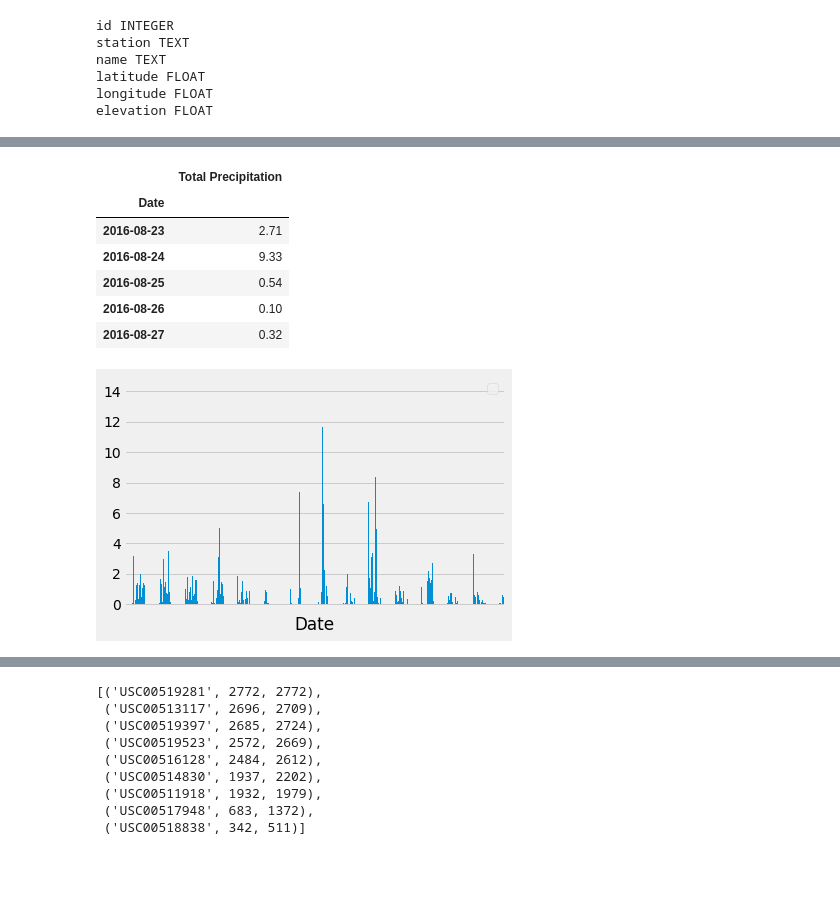
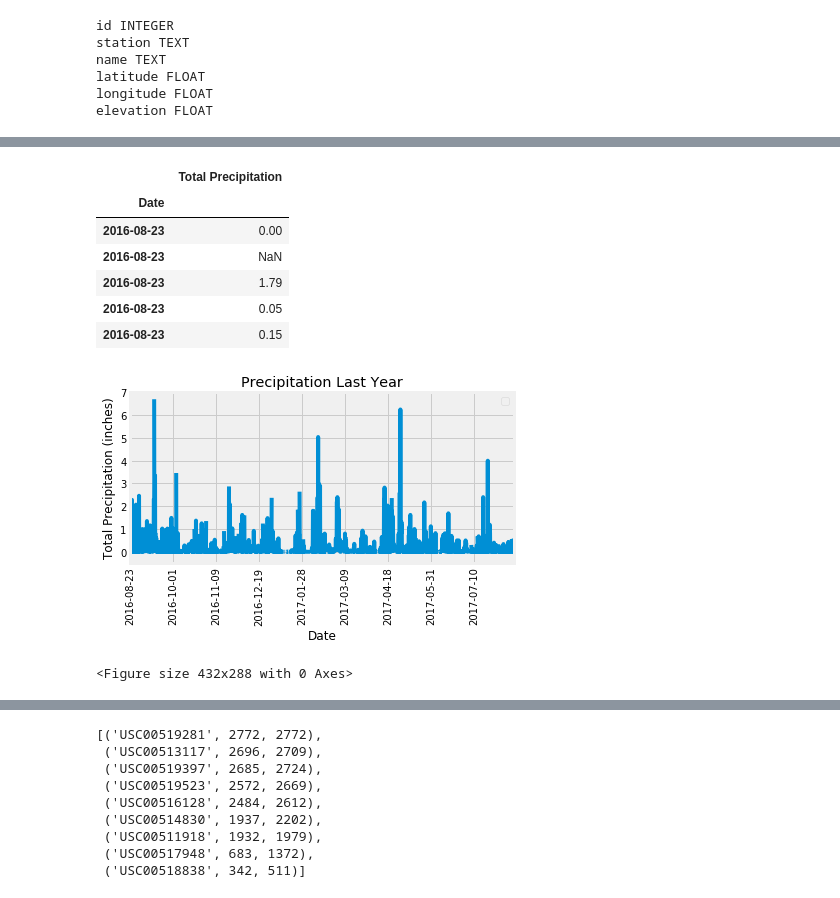
Before and after one commit to LisaCannon/SQLAlchemy, a Jupyter notebook: climate_starter.ipynb, the cells around one changed output, grey strips where cells are left out. Cells and saved outputs as stored; diff of their text form; code cells hidden in the pictures; blank space fills up the shorter version.

```diff
--- a/climate_starter.ipynb
+++ b/climate_starter.ipynb
@@ -95,6 +84,5 @@ datetime.datetime(2016, 8, 22, 0, 0)
 # %%
 # Design a query to retrieve the last 12 months of precipitation data and plot the results
-
 
 # Calculate the date 1 year ago from the last data point in the database
 last_date = session.query(Measurement.date).order_by(Measurement.date.desc()).first()
@@ -102,11 +90,10 @@ in_datetime = dt.datetime.strptime(last_date[0], "%Y-%m-%d")
 last_year = in_datetime - dt.timedelta(days=366)
 
 # Perform a query to retrieve the data and precipitation scores
-last_year_prcp = session.query(Measurement.date, func.sum(Measurement.prcp)).\
-    filter(Measurement.date >= last_year).\
-       group_by(Measurement.date).\
-       order_by(Measurement.date).all()
+last_year_prcp = session.query(Measurement.date, Measurement.prcp).\
+    filter(Measurement.date >= last_year).all()
 
 # Save the query results as a Pandas DataFrame and set the index to the date column
 prcp_df = pd.DataFrame(last_year_prcp, columns=['Date', 'Total Precipitation'])
 prcp_df.set_index('Date', inplace=True)
+prcp_df.head()
@@ -113,26 +108,26 @@ prcp_df.set_index('Date', inplace=True)
 # %%
+#sort the data by dates
 prcp_df = prcp_df.sort_values('Date')
 prcp_df.head()
 # %% [output]
 |  | Total Precipitation |
 | Date |  |
-| 2016-08-23 | 2.71 |
-| 2016-08-24 | 9.33 |
-| 2016-08-25 | 0.54 |
-| 2016-08-26 | 0.10 |
-| 2016-08-27 | 0.32 |
+| 2016-08-23 | 0.00 |
+| 2016-08-23 | NaN |
+| 2016-08-23 | 1.79 |
+| 2016-08-23 | 0.05 |
+| 2016-08-23 | 0.15 |
 # %%
-# Sort the dataframe by date
-#prcp_df.set_index('Date', inplace=True)
-#prcp_df = prcp_df.sort_values('Date')
+# Use Pandas Plotting with Matplotlib to plot the data
+prcp_df.plot(rot = 90)
 
-# Use Pandas Plotting with Matplotlib to plot the data
-prcp_df.plot.bar()
-plt.xticks([])
 plt.legend([])
-plt.ylim(-.5,15)
+plt.ylim(-.5,7)
+plt.title("Precipitation Last Year")
+plt.ylabel("Total Precipitation (inches)")
 plt.tight_layout()
 plt.show()
-#plt.savefig('test.png')
+plt.savefig('Precipitation Last Year.png')
 # %% [output]
-[figure, old version]
+[figure, new version]
+<Figure size 432x288 with 0 Axes>
```
Also changed, not shown: parts of 17 cells of this notebook, 4 other files.
